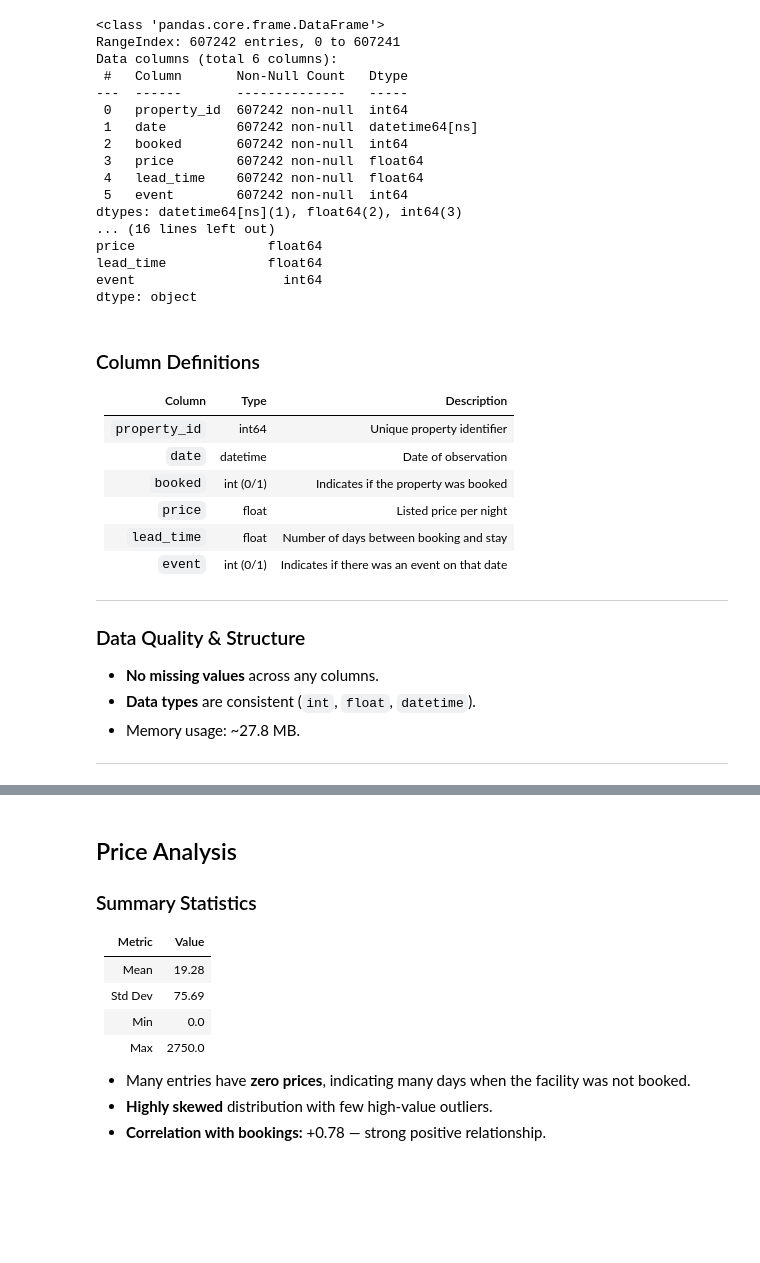
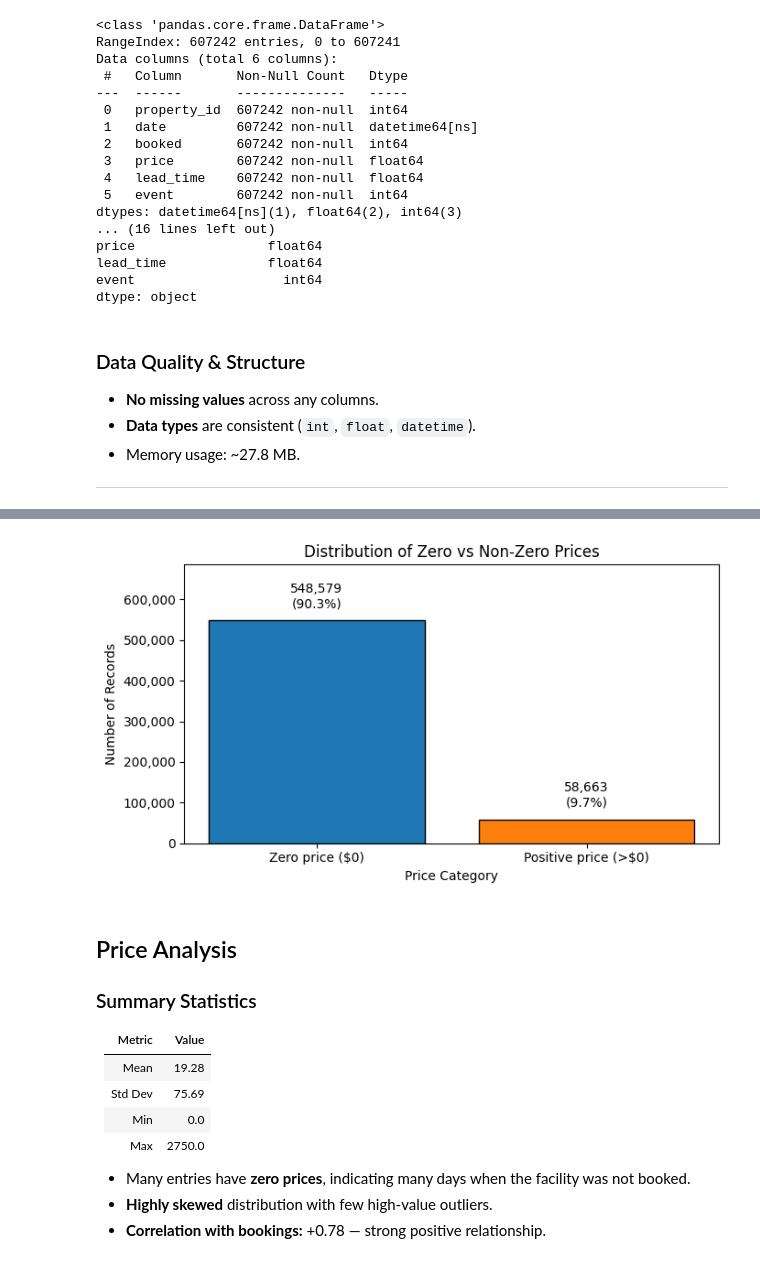
Before and after one commit to okonp07/evolve_project, a Jupyter notebook: notebooks/eda.ipynb, the cells around one changed output, grey strips where cells are left out. Cells and saved outputs as stored; diff of their text form; code cells hidden in the pictures; blank space fills up the shorter version.

```diff
--- a/notebooks/eda.ipynb
+++ b/notebooks/eda.ipynb
@@ -132,17 +133,7 @@ lead_time             float64
 event                   int64
 dtype: object
 # %% [markdown]
-### Column Definitions
-| Column | Type | Description |
-|:--|:--|:--|
-| `property_id` | int64 | Unique property identifier |
-| `date` | datetime | Date of observation |
-| `booked` | int (0/1) | Indicates if the property was booked |
-| `price` | float | Listed price per night |
-| `lead_time` | float | Number of days between booking and stay |
-| `event` | int (0/1) | Indicates if there was an event on that date |
 
----
 
 ### Data Quality & Structure
 
@@ -164,6 +155,49 @@ df.describe()
 | 75% | 987.000000 | 2024-10-08 00:00:00 | 0.000000 | 0.000000 | 3.000000 | 0.000000 |
 | max | 1417.000000 | 2024-12-31 00:00:00 | 1.000000 | 2750.000000 | 1327.000000 | 1.000000 |
 | std | 420.239563 | NaN | 0.295411 | 75.686554 | 69.267078 | 0.146837 |
+# %%
+# --- Counts & percents ---
+n_zero = int((df['price'] == 0).sum())
+n_pos  = int((df['price'] > 0).sum())
+total  = int(len(df))
+
+data = pd.DataFrame({
+    'Category': ['Zero price ($0)', 'Positive price (>$0)'],
+    'Count': [n_zero, n_pos]
+})
+data['Pct'] = data['Count'] / total * 100
+
+# --- Plot ---
+fig, ax = plt.subplots(figsize=(7, 4))
+bars = ax.bar(data['Category'], data['Count'],
+              color=['#1f77b4', '#ff7f0e'], edgecolor='black')
+
+# Add headroom so labels don’t touch the top
+ymax = data['Count'].max()
+ax.set_ylim(0, ymax * 1.25)          # 25% extra space above the tallest bar
+
+# Y-axis with thousands separators
+ax.yaxis.set_major_formatter(FuncFormatter(lambda x, _: f'{int(x):,}'))
+
+ax.set_title('Distribution of Zero vs Non-Zero Prices')
+ax.set_ylabel('Number of Records')
+ax.set_xlabel('Price Category')
+
+# Label each bar (count + percentage) with a small pixel offset
+for bar, (cnt, pct) in zip(bars, zip(data['Count'], data['Pct'])):
+    ax.annotate(
+        f'{cnt:,}\n({pct:.1f}%)',
+        xy=(bar.get_x() + bar.get_width()/2, bar.get_height()),
+        xytext=(0, 8),                 # <-- pixel offset upward so it never touches
+        textcoords='offset points',
+        ha='center', va='bottom',
+        fontsize=10, clip_on=False
+    )
+
+plt.tight_layout()
+plt.show()
+# %% [output]
+[figure, added]
 # %% [markdown]
 
 ## Price Analysis
```
Also changed, not shown: parts of 11 cells of this notebook.
